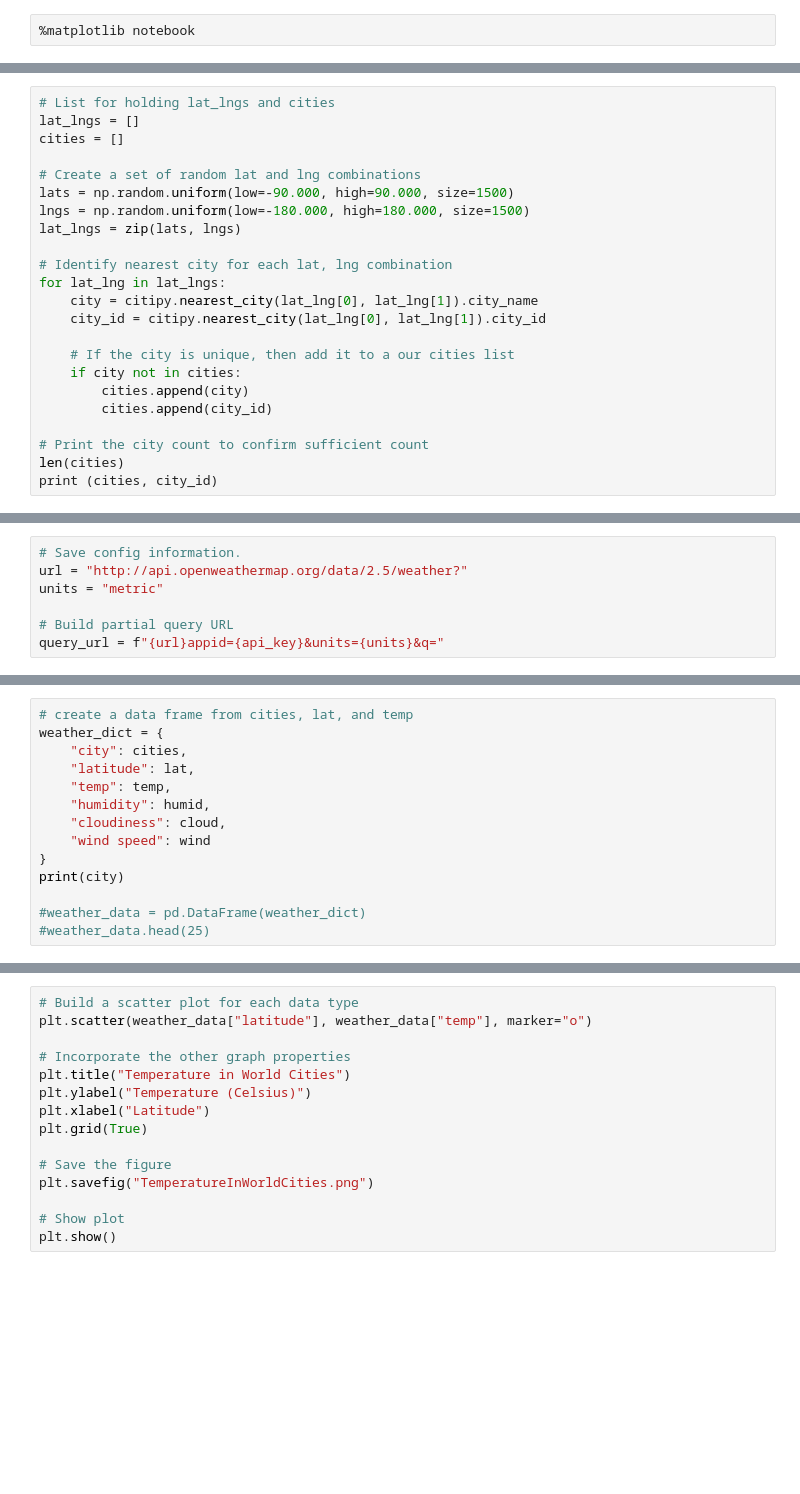
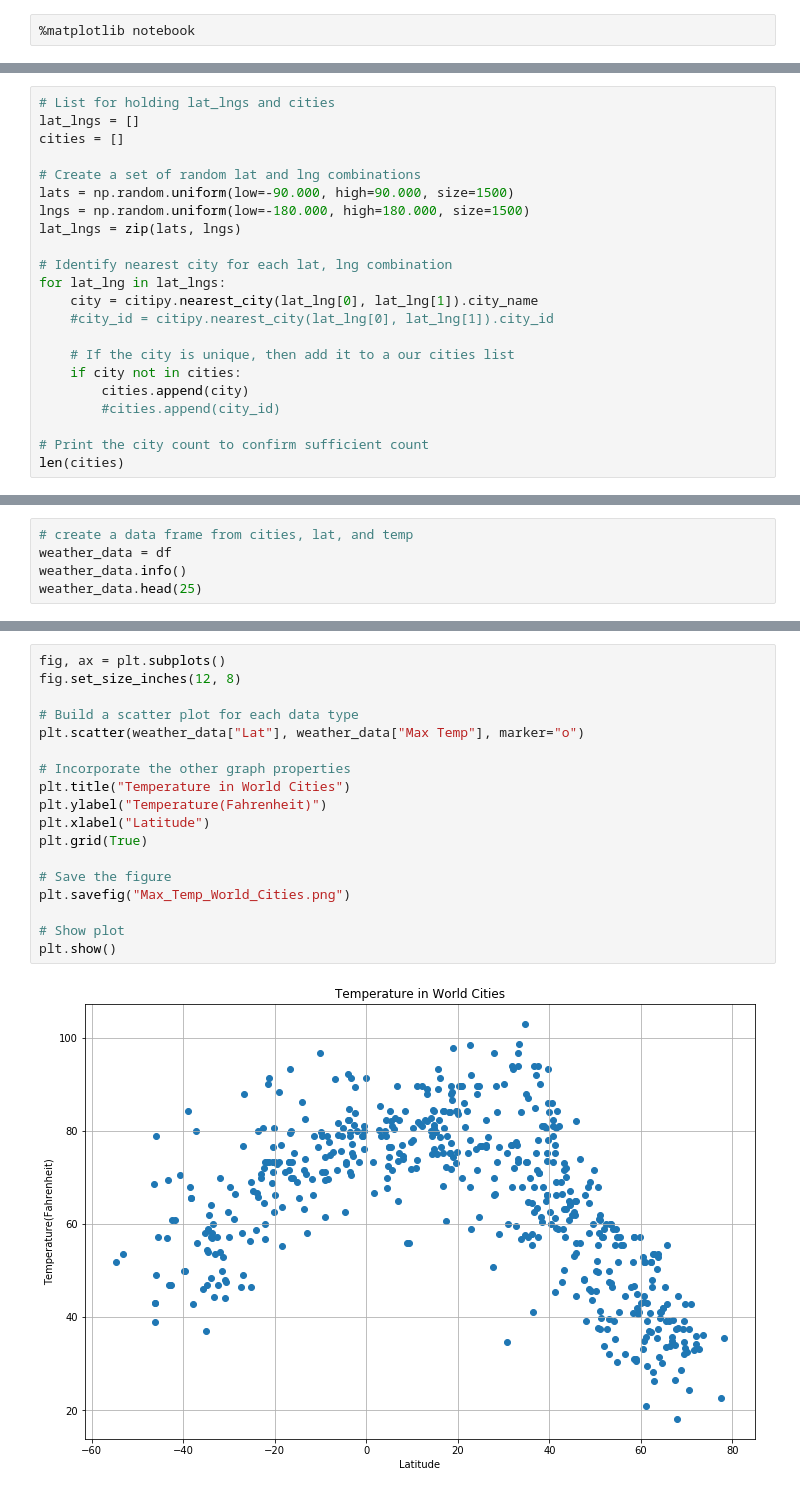
Before and after one commit to gwathen2019/python-api-challenge, a Jupyter notebook: weatherpy/Weatherpy-API.ipynb, the cells around one changed output, grey strips where cells are left out. Cells and saved outputs as stored; diff of their text form; blank space fills up the shorter version.

```diff
--- a/weatherpy/Weatherpy-API.ipynb
+++ b/weatherpy/Weatherpy-API.ipynb
@@ -39,14 +32,13 @@ lat_lngs = zip(lats, lngs)
 # Identify nearest city for each lat, lng combination
 for lat_lng in lat_lngs:
     city = citipy.nearest_city(lat_lng[0], lat_lng[1]).city_name
-    city_id = citipy.nearest_city(lat_lng[0], lat_lng[1]).city_id
+    #city_id = citipy.nearest_city(lat_lng[0], lat_lng[1]).city_id
 
     # If the city is unique, then add it to a our cities list
     if city not in cities:
         cities.append(city)
-        cities.append(city_id)
+        #cities.append(city_id)
 
 # Print the city count to confirm sufficient count
 len(cities)
-print (cities, city_id)
 # %% [output]
@@ -54,7 +45,0 @@ AttributeError: 'City' object has no attribute 'city_id'
-# %%
-# Save config information.
-url = "http://api.openweathermap.org/data/2.5/weather?"
-units = "metric"
-
-# Build partial query URL
-query_url = f"{url}appid={api_key}&units={units}&q="
@@ -113,14 +137,5 @@ AttributeError: 'list' object has no attribute 'iterrows'
 # %%
 # create a data frame from cities, lat, and temp
-weather_dict = {
-    "city": cities,
-    "latitude": lat,
-    "temp": temp,
-    "humidity": humid,
-    "cloudiness": cloud,
-    "wind speed": wind
-}
-print(city)
-
-#weather_data = pd.DataFrame(weather_dict)
-#weather_data.head(25)
+weather_data = df
+weather_data.info()
+weather_data.head(25)
@@ -127,15 +174,20 @@ print(city)
 # %%
+fig, ax = plt.subplots()
+fig.set_size_inches(12, 8)
+
 # Build a scatter plot for each data type
-plt.scatter(weather_data["latitude"], weather_data["temp"], marker="o")
+plt.scatter(weather_data["Lat"], weather_data["Max Temp"], marker="o")
 
 # Incorporate the other graph properties
 plt.title("Temperature in World Cities")
-plt.ylabel("Temperature (Celsius)")
+plt.ylabel("Temperature(Fahrenheit)")
 plt.xlabel("Latitude")
 plt.grid(True)
 
 # Save the figure
-plt.savefig("TemperatureInWorldCities.png")
+plt.savefig("Max_Temp_World_Cities.png")
 
 # Show plot
 plt.show()
+# %% [output]
+[figure, added]
```
Also changed, not shown: parts of 10 cells of this notebook, 1 other file.
